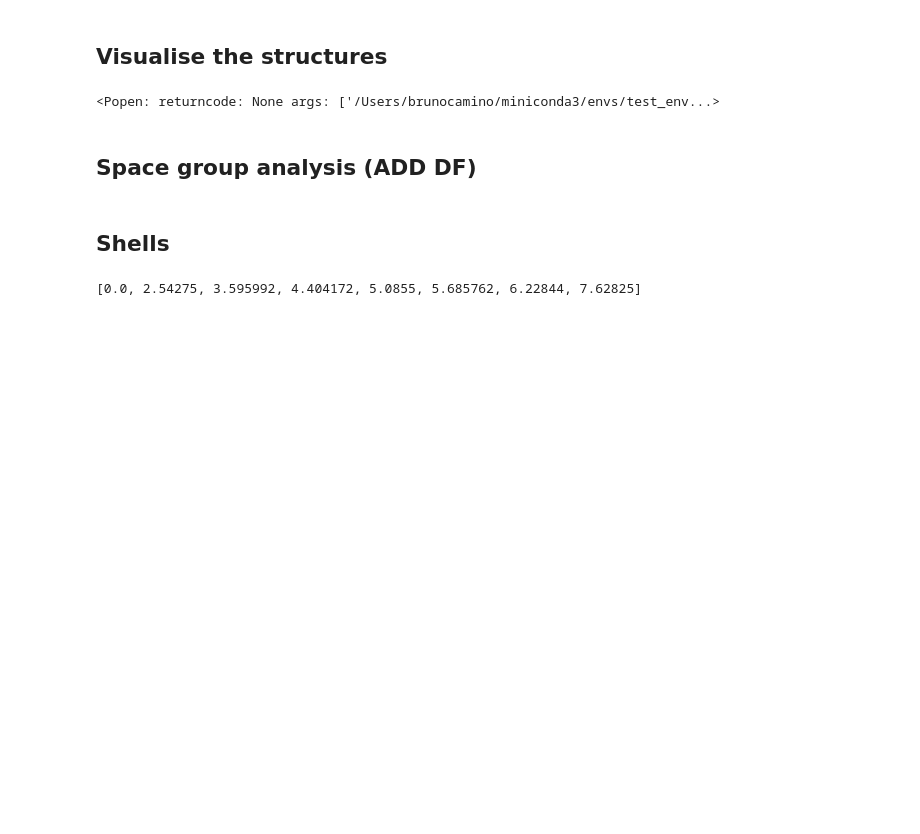
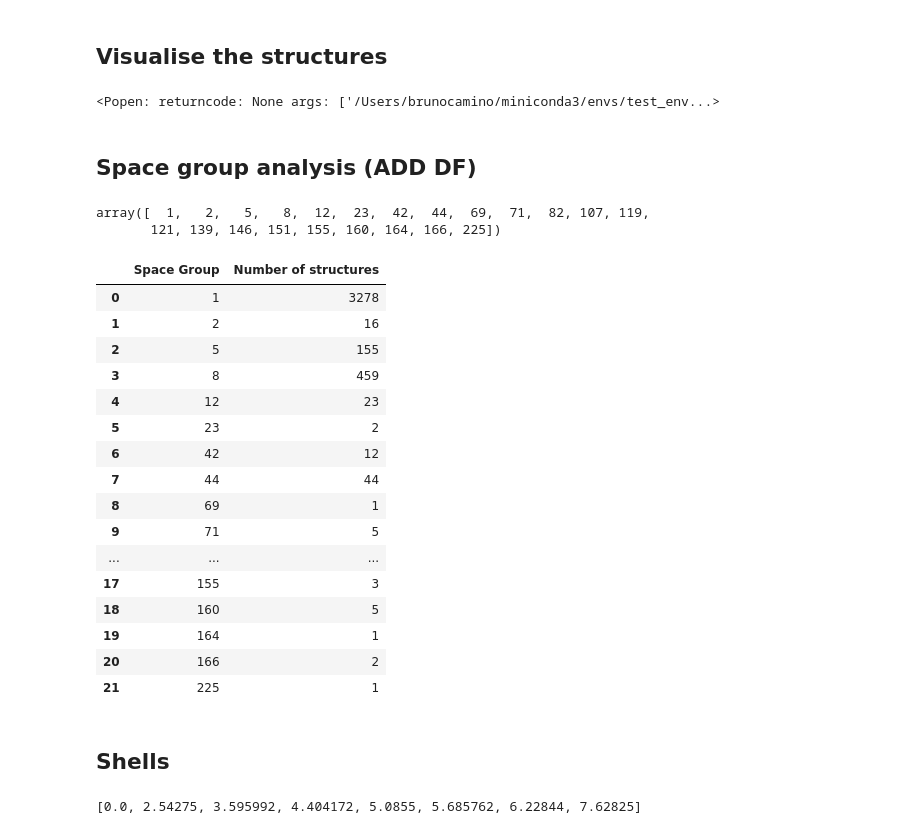
Before and after one commit to cmsg-icl/solid-solutions, a Jupyter notebook: Li2TiS.ipynb, the cells around one changed output. Saved outputs shown, nothing was run; the diff lists cells and outputs as text; code cells hidden in the pictures; blank space fills up the shorter version.

```diff
--- a/Li2TiS.ipynb
+++ b/Li2TiS.ipynb
@@ -60,7 +55,35 @@ view(AseAtomsAdaptor().get_atoms(structures[36]))
 space_group = []
 for structure in structures:
     space_group.append(SpacegroupAnalyzer(structure).get_space_group_number())
-#space_group
+unique_space_groups = np.unique(np.array(space_group), return_counts=True)
+# %%
+unique_space_groups[0]
+# %% [output]
+array([  1,   2,   5,   8,  12,  23,  42,  44,  69,  71,  82, 107, 119,
+       121, 139, 146, 151, 155, 160, 164, 166, 225])
+# %%
+df = pd.DataFrame(list(zip(unique_space_groups[0],unique_space_groups[1])),
+                 columns=['Space Group','Number of structures'
+                          ])
+df
+# %% [output]
+|  | Space Group | Number of structures |
+| 0 | 1 | 3278 |
+| 1 | 2 | 16 |
+| 2 | 5 | 155 |
+| 3 | 8 | 459 |
+| 4 | 12 | 23 |
+| 5 | 23 | 2 |
+| 6 | 42 | 12 |
+| 7 | 44 | 44 |
+| 8 | 69 | 1 |
+| 9 | 71 | 5 |
+| ... | ... | ... |
+| 17 | 155 | 3 |
+| 18 | 160 | 5 |
+| 19 | 164 | 1 |
+| 20 | 166 | 2 |
+| 21 | 225 | 1 |
 # %% [markdown]
 ## Shells
 # %%
```
Also changed, not shown: parts of 33 cells of this notebook, 1 other file.
